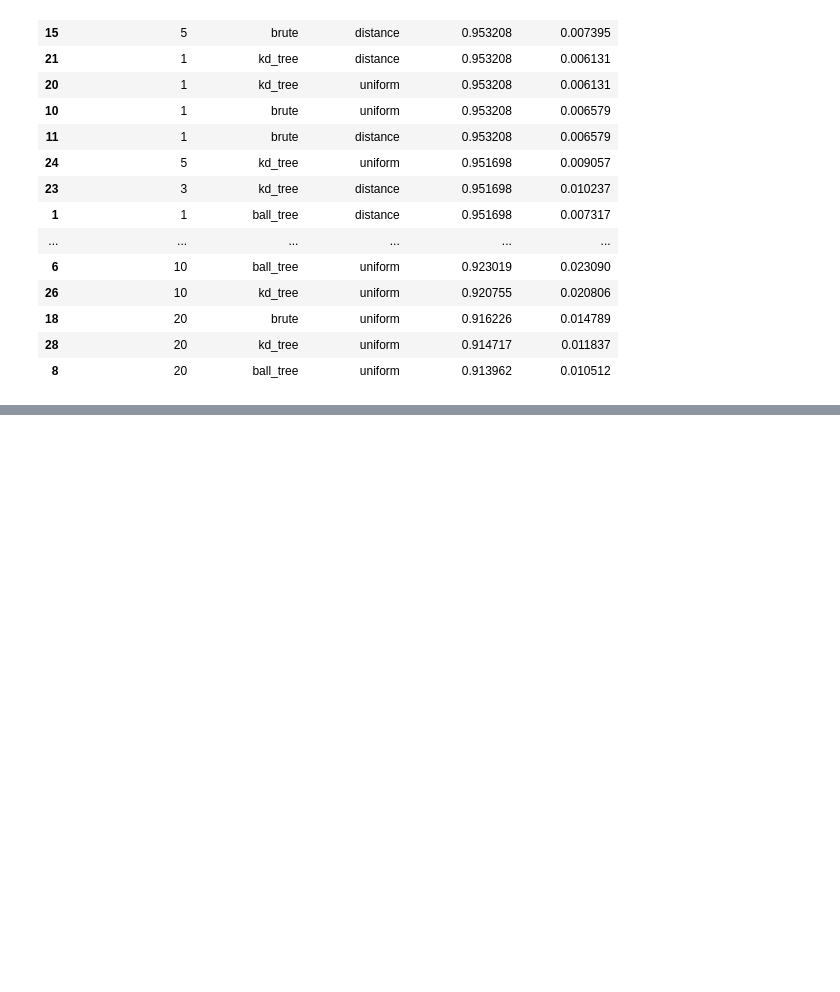
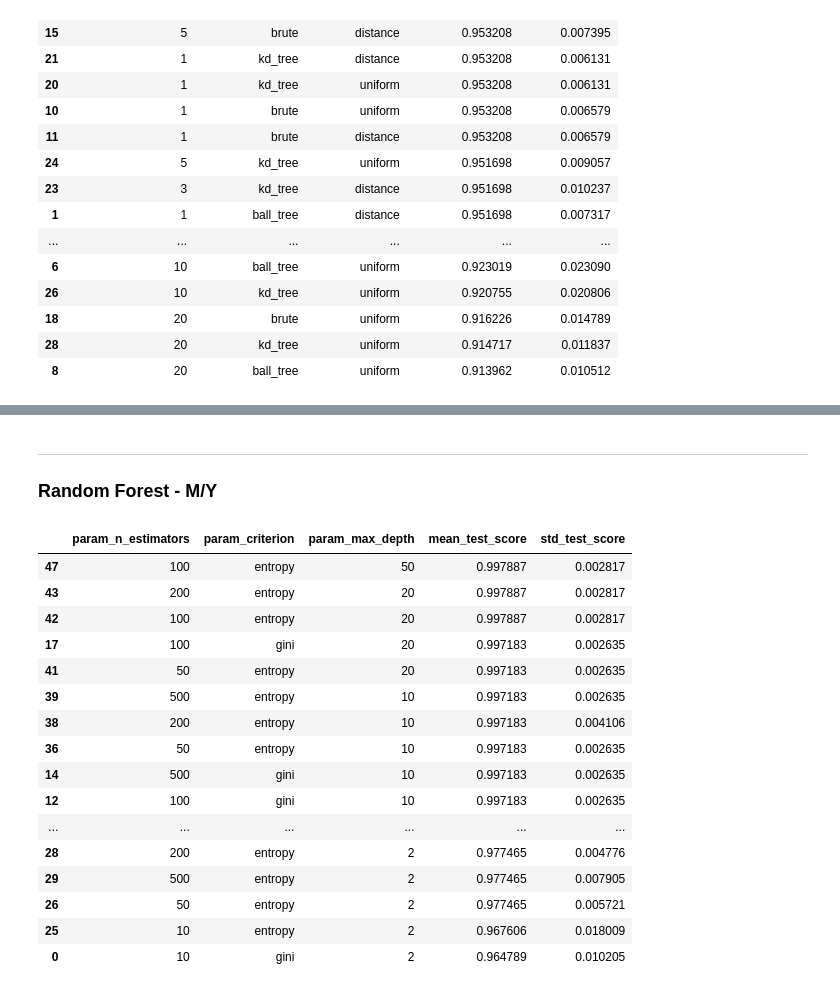
Before and after one commit to jgabella/cse514a-ProjectImplementation2, a Jupyter notebook: LetterRecognitionAnalysis.ipynb, the cells around one changed output, grey strips where cells are left out. Saved outputs shown, nothing was run; the diff lists cells and outputs as text; code cells hidden in the pictures; blank space fills up the shorter version.

```diff
--- a/LetterRecognitionAnalysis.ipynb
+++ b/LetterRecognitionAnalysis.ipynb
@@ -161,0 +230,9 @@ trimmed_knn_results.sort_values('mean_test_score', ascending=False)
+# %%
+clf = GridSearchCV(tree.DecisionTreeClassifier(), {
+    'criterion':['gini', 'entropy'],
+    'max_depth':[2, 5, 10, 20, 50]
+}, cv=5)
+clf.fit(training_X, training_y)
+param_tree_results = pd.DataFrame(clf.cv_results_)
+trimmed_tree_results = param_tree_results[['param_criterion', 'param_max_depth', 'mean_test_score', 'std_test_score']]
+trimmed_tree_results.sort_values('mean_test_score', ascending=False)
@@ -161,0 +251,31 @@ trimmed_knn_results.sort_values('mean_test_score', ascending=False)
+# %% [markdown]
+---
+### Random Forest - M/Y
+# %%
+clf = GridSearchCV(RandomForestClassifier(), {
+    'criterion':['gini', 'entropy'],
+    'max_depth':[2, 5, 10, 20, 50],
+    'n_estimators':[10, 50, 100, 200, 500]
+}, cv=5)
+clf.fit(training_X, training_y)
+param_forest_results = pd.DataFrame(clf.cv_results_)
+trimmed_forest_results = param_forest_results[['param_n_estimators', 'param_criterion', 'param_max_depth', 'mean_test_score', 'std_test_score']]
+trimmed_forest_results.sort_values('mean_test_score', ascending=False)
+# %% [output]
+|  | param_n_estimators | param_criterion | param_max_depth | mean_test_score | std_test_score |
+| 47 | 100 | entropy | 50 | 0.997887 | 0.002817 |
+| 43 | 200 | entropy | 20 | 0.997887 | 0.002817 |
+| 42 | 100 | entropy | 20 | 0.997887 | 0.002817 |
+| 17 | 100 | gini | 20 | 0.997183 | 0.002635 |
+| 41 | 50 | entropy | 20 | 0.997183 | 0.002635 |
+| 39 | 500 | entropy | 10 | 0.997183 | 0.002635 |
+| 38 | 200 | entropy | 10 | 0.997183 | 0.004106 |
+| 36 | 50 | entropy | 10 | 0.997183 | 0.002635 |
+| 14 | 500 | gini | 10 | 0.997183 | 0.002635 |
+| 12 | 100 | gini | 10 | 0.997183 | 0.002635 |
+| ... | ... | ... | ... | ... | ... |
+| 28 | 200 | entropy | 2 | 0.977465 | 0.004776 |
+| 29 | 500 | entropy | 2 | 0.977465 | 0.007905 |
+| 26 | 50 | entropy | 2 | 0.977465 | 0.005721 |
+| 25 | 10 | entropy | 2 | 0.967606 | 0.018009 |
+| 0 | 10 | gini | 2 | 0.964789 | 0.010205 |
```
Also changed, not shown: parts of 27 cells of this notebook.
